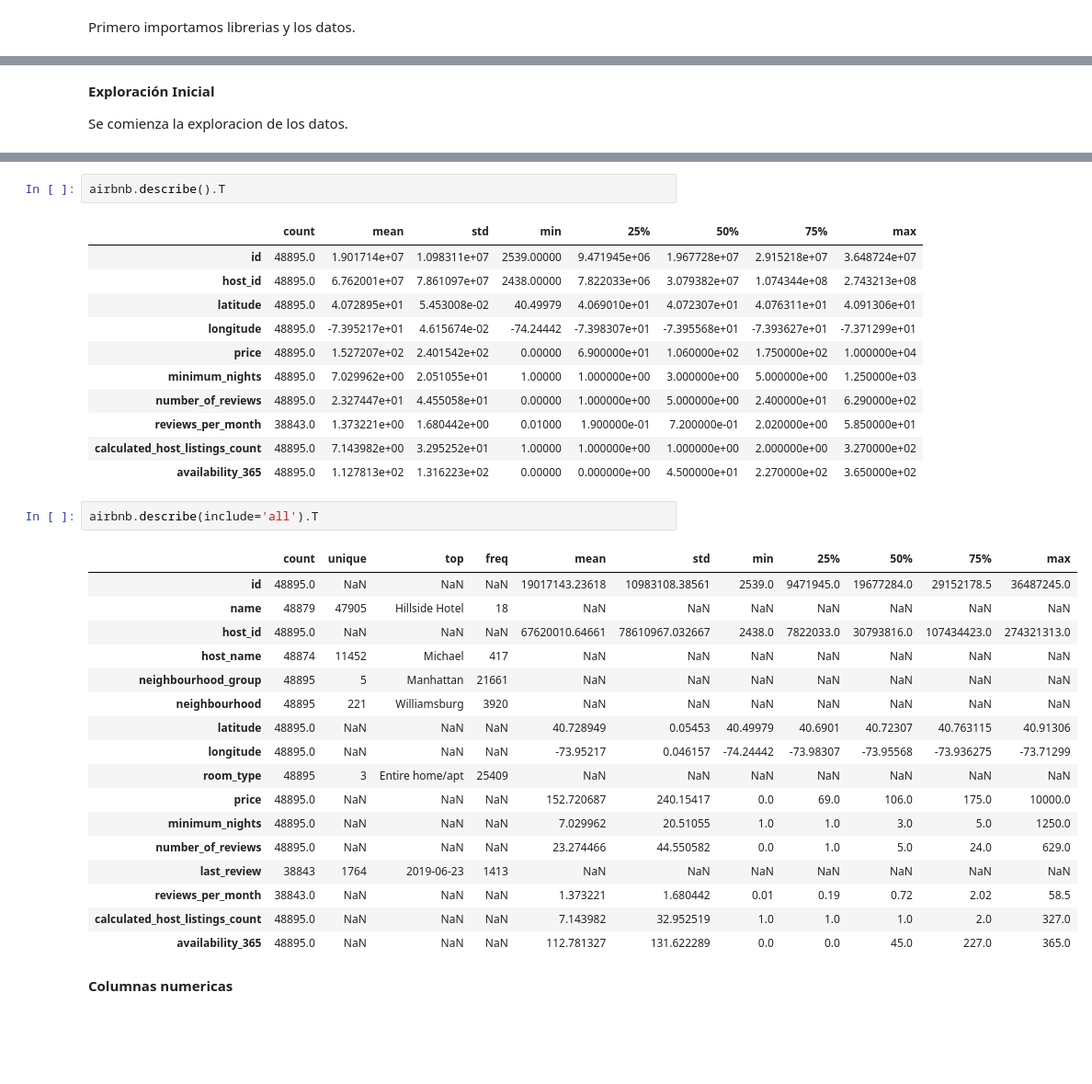
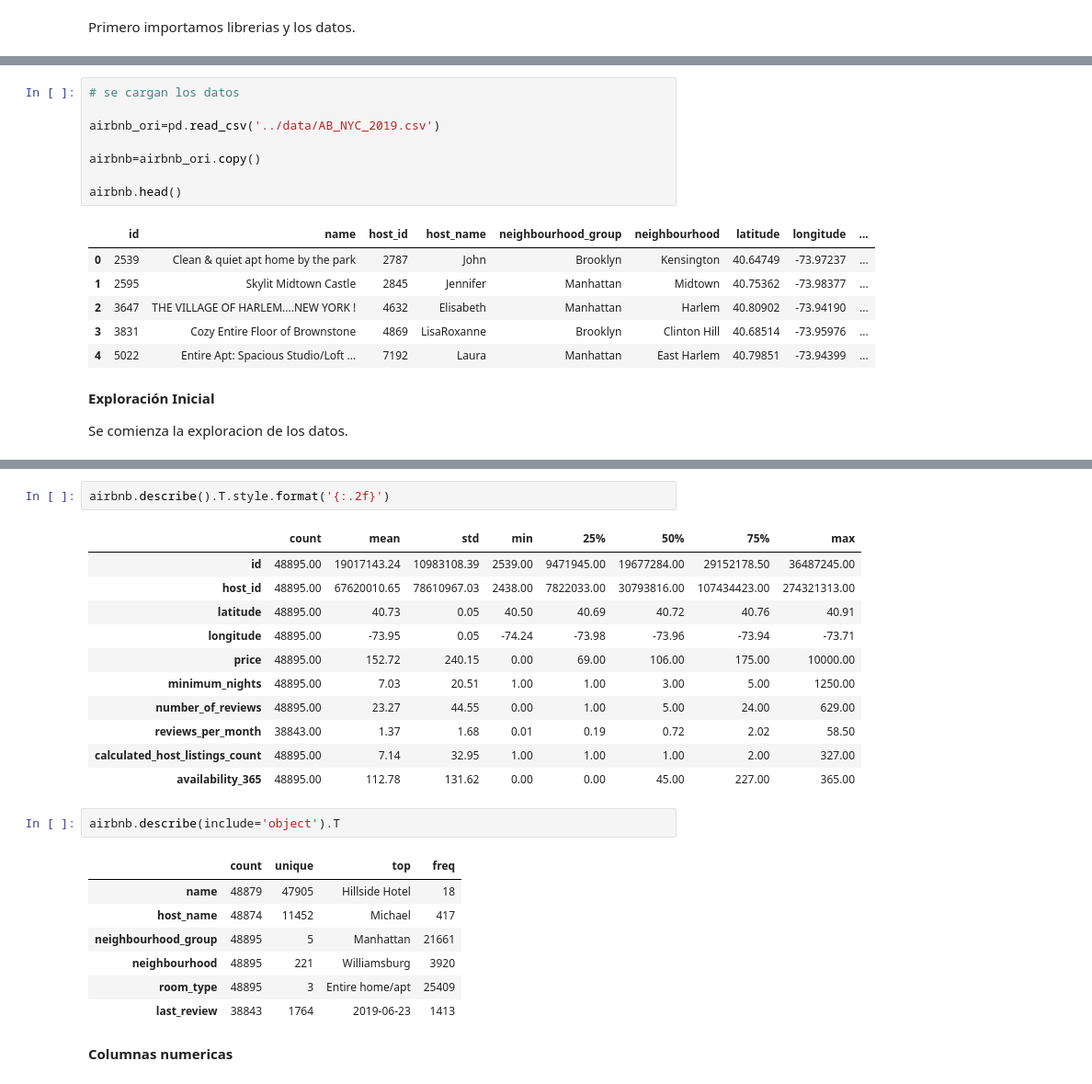
Before and after one commit to Ironhack-Data-Madrid-Abril-2023/apuntes_clase, a Jupyter notebook: semana_2/4.1 - Data Cleaning 2.ipynb, the cells around one changed output, grey strips where cells are left out. Shown at 92% size. Cells and saved outputs as stored; diff of their text form; blank space fills up the shorter version.

Commit message:
data cleaning 2

```diff
--- a/semana_2/4.1 - Data Cleaning 2.ipynb
+++ b/semana_2/4.1 - Data Cleaning 2.ipynb
@@ -71,3 +37,18 @@ airbnb.head()
+# %%
+# se cargan los datos
+
+airbnb_ori=pd.read_csv('../data/AB_NYC_2019.csv')
+
+airbnb=airbnb_ori.copy()
+
+airbnb.head()
+# %% [output]
+|  | id | name | host_id | host_name | neighbourhood_group | neighbourhood | latitude | longitude | ... |
+| 0 | 2539 | Clean & quiet apt home by the park | 2787 | John | Brooklyn | Kensington | 40.64749 | -73.97237 | ... |
+| 1 | 2595 | Skylit Midtown Castle | 2845 | Jennifer | Manhattan | Midtown | 40.75362 | -73.98377 | ... |
+| 2 | 3647 | THE VILLAGE OF HARLEM....NEW YORK ! | 4632 | Elisabeth | Manhattan | Harlem | 40.80902 | -73.94190 | ... |
+| 3 | 3831 | Cozy Entire Floor of Brownstone | 4869 | LisaRoxanne | Brooklyn | Clinton Hill | 40.68514 | -73.95976 | ... |
+| 4 | 5022 | Entire Apt: Spacious Studio/Loft ... | 7192 | Laura | Manhattan | East Harlem | 40.79851 | -73.94399 | ... |
 # %% [markdown]
 **Exploración Inicial**
 
@@ -93,39 +74,29 @@ Data columns (total 16 columns):
 dtypes: float64(3), int64(7), object(6)
 memory usage: 23.5 MB
 # %%
-airbnb.describe().T
+airbnb.describe().T.style.format('{:.2f}')
 # %% [output]
 |  | count | mean | std | min | 25% | 50% | 75% | max |
-| id | 48895.0 | 1.901714e+07 | 1.098311e+07 | 2539.00000 | 9.471945e+06 | 1.967728e+07 | 2.915218e+07 | 3.648724e+07 |
-| host_id | 48895.0 | 6.762001e+07 | 7.861097e+07 | 2438.00000 | 7.822033e+06 | 3.079382e+07 | 1.074344e+08 | 2.743213e+08 |
-| latitude | 48895.0 | 4.072895e+01 | 5.453008e-02 | 40.49979 | 4.069010e+01 | 4.072307e+01 | 4.076311e+01 | 4.091306e+01 |
-| longitude | 48895.0 | -7.395217e+01 | 4.615674e-02 | -74.24442 | -7.398307e+01 | -7.395568e+01 | -7.393627e+01 | -7.371299e+01 |
-| price | 48895.0 | 1.527207e+02 | 2.401542e+02 | 0.00000 | 6.900000e+01 | 1.060000e+02 | 1.750000e+02 | 1.000000e+04 |
-| minimum_nights | 48895.0 | 7.029962e+00 | 2.051055e+01 | 1.00000 | 1.000000e+00 | 3.000000e+00 | 5.000000e+00 | 1.250000e+03 |
-| number_of_reviews | 48895.0 | 2.327447e+01 | 4.455058e+01 | 0.00000 | 1.000000e+00 | 5.000000e+00 | 2.400000e+01 | 6.290000e+02 |
-| reviews_per_month | 38843.0 | 1.373221e+00 | 1.680442e+00 | 0.01000 | 1.900000e-01 | 7.200000e-01 | 2.020000e+00 | 5.850000e+01 |
-| calculated_host_listings_count | 48895.0 | 7.143982e+00 | 3.295252e+01 | 1.00000 | 1.000000e+00 | 1.000000e+00 | 2.000000e+00 | 3.270000e+02 |
-| availability_365 | 48895.0 | 1.127813e+02 | 1.316223e+02 | 0.00000 | 0.000000e+00 | 4.500000e+01 | 2.270000e+02 | 3.650000e+02 |
+| id | 48895.00 | 19017143.24 | 10983108.39 | 2539.00 | 9471945.00 | 19677284.00 | 29152178.50 | 36487245.00 |
+| host_id | 48895.00 | 67620010.65 | 78610967.03 | 2438.00 | 7822033.00 | 30793816.00 | 107434423.00 | 274321313.00 |
+| latitude | 48895.00 | 40.73 | 0.05 | 40.50 | 40.69 | 40.72 | 40.76 | 40.91 |
+| longitude | 48895.00 | -73.95 | 0.05 | -74.24 | -73.98 | -73.96 | -73.94 | -73.71 |
+| price | 48895.00 | 152.72 | 240.15 | 0.00 | 69.00 | 106.00 | 175.00 | 10000.00 |
+| minimum_nights | 48895.00 | 7.03 | 20.51 | 1.00 | 1.00 | 3.00 | 5.00 | 1250.00 |
+| number_of_reviews | 48895.00 | 23.27 | 44.55 | 0.00 | 1.00 | 5.00 | 24.00 | 629.00 |
+| reviews_per_month | 38843.00 | 1.37 | 1.68 | 0.01 | 0.19 | 0.72 | 2.02 | 58.50 |
+| calculated_host_listings_count | 48895.00 | 7.14 | 32.95 | 1.00 | 1.00 | 1.00 | 2.00 | 327.00 |
+| availability_365 | 48895.00 | 112.78 | 131.62 | 0.00 | 0.00 | 45.00 | 227.00 | 365.00 |
 # %%
-airbnb.describe(include='all').T
+airbnb.describe(include='object').T
 # %% [output]
-|  | count | unique | top | freq | mean | std | min | 25% | 50% | 75% | max |
-| id | 48895.0 | NaN | NaN | NaN | 19017143.23618 | 10983108.38561 | 2539.0 | 9471945.0 | 19677284.0 | 29152178.5 | 36487245.0 |
-| name | 48879 | 47905 | Hillside Hotel | 18 | NaN | NaN | NaN | NaN | NaN | NaN | NaN |
-| host_id | 48895.0 | NaN | NaN | NaN | 67620010.64661 | 78610967.032667 | 2438.0 | 7822033.0 | 30793816.0 | 107434423.0 | 274321313.0 |
-| host_name | 48874 | 11452 | Michael | 417 | NaN | NaN | NaN | NaN | NaN | NaN | NaN |
-| neighbourhood_group | 48895 | 5 | Manhattan | 21661 | NaN | NaN | NaN | NaN | NaN | NaN | NaN |
-| neighbourhood | 48895 | 221 | Williamsburg | 3920 | NaN | NaN | NaN | NaN | NaN | NaN | NaN |
-| latitude | 48895.0 | NaN | NaN | NaN | 40.728949 | 0.05453 | 40.49979 | 40.6901 | 40.72307 | 40.763115 | 40.91306 |
-| longitude | 48895.0 | NaN | NaN | NaN | -73.95217 | 0.046157 | -74.24442 | -73.98307 | -73.95568 | -73.936275 | -73.71299 |
-| room_type | 48895 | 3 | Entire home/apt | 25409 | NaN | NaN | NaN | NaN | NaN | NaN | NaN |
-| price | 48895.0 | NaN | NaN | NaN | 152.720687 | 240.15417 | 0.0 | 69.0 | 106.0 | 175.0 | 10000.0 |
-| minimum_nights | 48895.0 | NaN | NaN | NaN | 7.029962 | 20.51055 | 1.0 | 1.0 | 3.0 | 5.0 | 1250.0 |
-| number_of_reviews | 48895.0 | NaN | NaN | NaN | 23.274466 | 44.550582 | 0.0 | 1.0 | 5.0 | 24.0 | 629.0 |
-| last_review | 38843 | 1764 | 2019-06-23 | 1413 | NaN | NaN | NaN | NaN | NaN | NaN | NaN |
-| reviews_per_month | 38843.0 | NaN | NaN | NaN | 1.373221 | 1.680442 | 0.01 | 0.19 | 0.72 | 2.02 | 58.5 |
-| calculated_host_listings_count | 48895.0 | NaN | NaN | NaN | 7.143982 | 32.952519 | 1.0 | 1.0 | 1.0 | 2.0 | 327.0 |
-| availability_365 | 48895.0 | NaN | NaN | NaN | 112.781327 | 131.622289 | 0.0 | 0.0 | 45.0 | 227.0 | 365.0 |
+|  | count | unique | top | freq |
+| name | 48879 | 47905 | Hillside Hotel | 18 |
+| host_name | 48874 | 11452 | Michael | 417 |
+| neighbourhood_group | 48895 | 5 | Manhattan | 21661 |
+| neighbourhood | 48895 | 221 | Williamsburg | 3920 |
+| room_type | 48895 | 3 | Entire home/apt | 25409 |
+| last_review | 38843 | 1764 | 2019-06-23 | 1413 |
 # %% [markdown]
 **Columnas numericas**
 # %%
```
Also changed, not shown: parts of 58 cells of this notebook.
